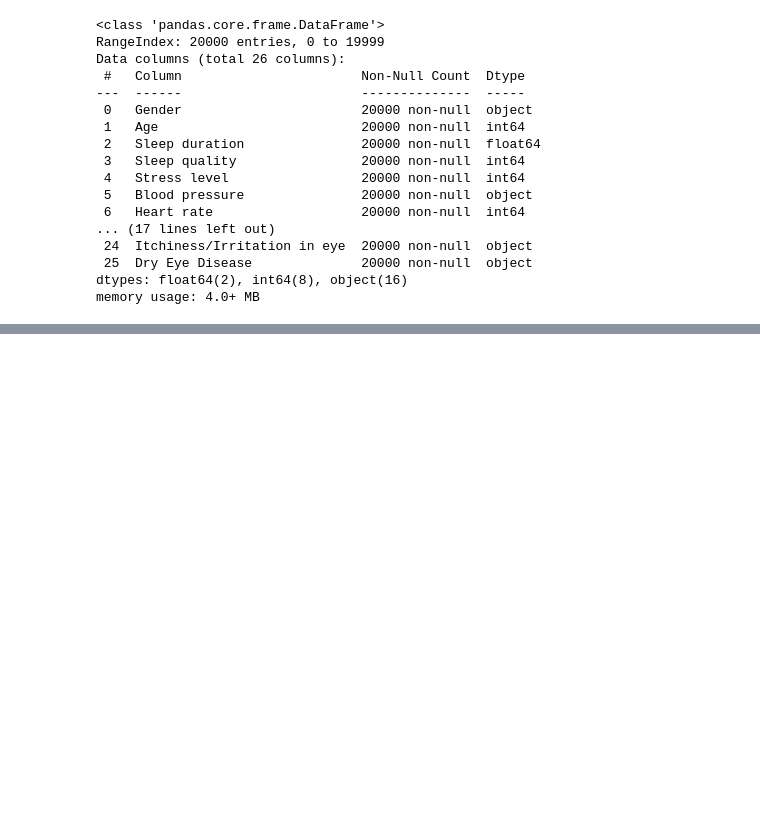
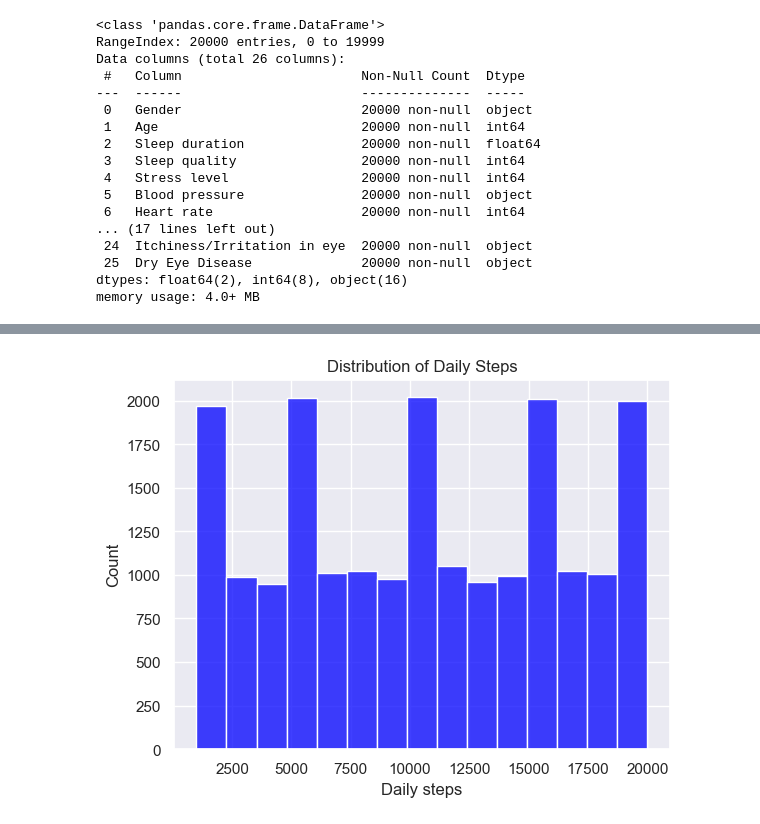
Before and after one commit to Jonkkeyler333/Deteccion_sindrome_ojo_seco, a Jupyter notebook: main.ipynb, the cells around one changed output, grey strips where cells are left out. Cells and saved outputs as stored; diff of their text form; code cells hidden in the pictures; blank space fills up the shorter version.

```diff
--- a/main.ipynb
+++ b/main.ipynb
@@ -68,0 +142,6 @@ dtype: int64
+# %%
+sns.histplot(df['Daily steps'],bins=bins,color="blue")
+plt.title('Distribution of Daily Steps')
+plt.show()
+# %% [output]
+[figure, added]
```
Also changed, not shown: parts of 17 cells of this notebook.
